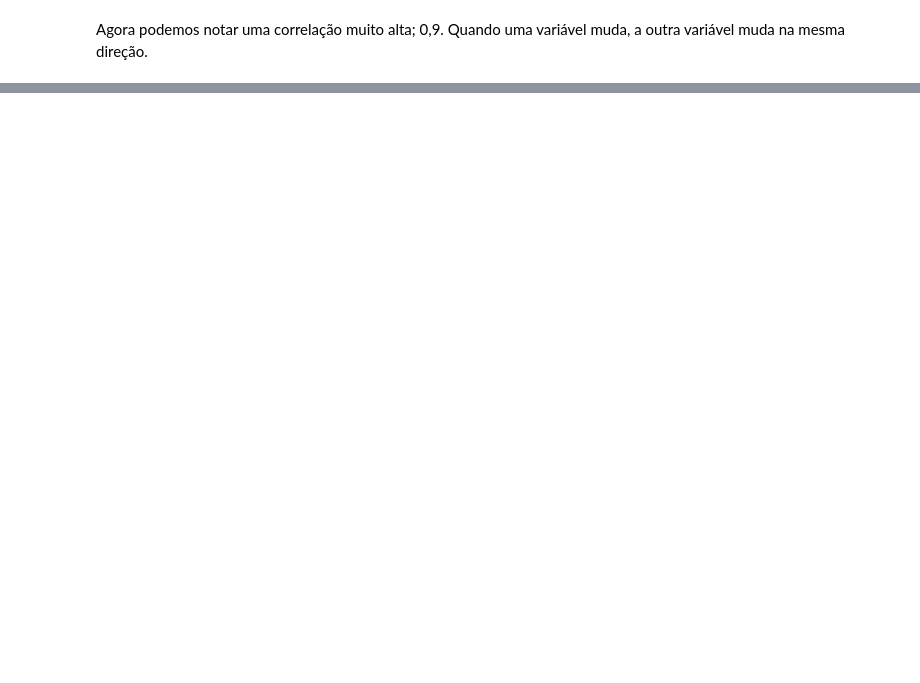
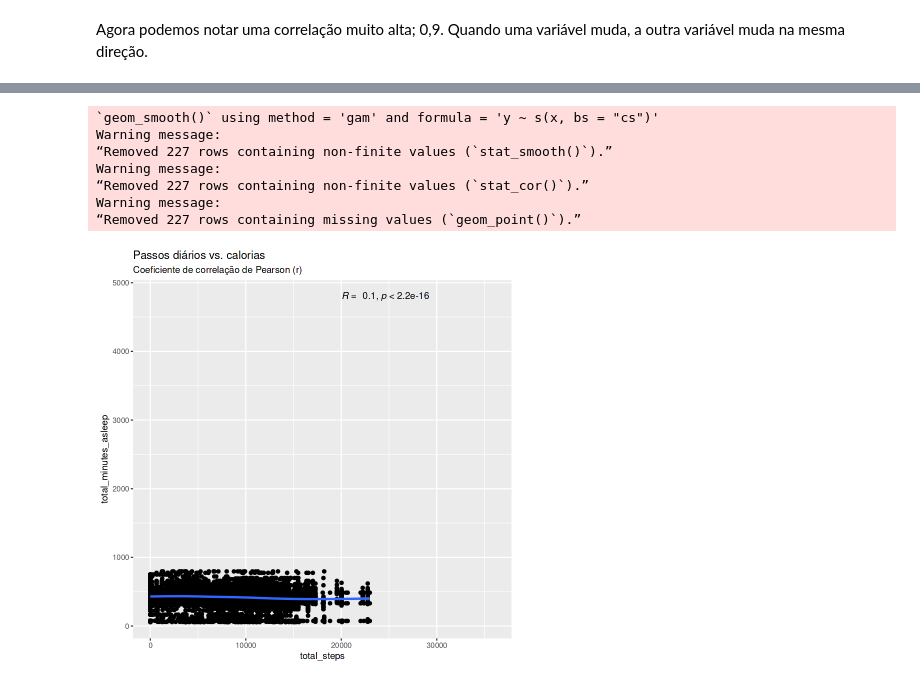
Before and after one commit to ARRETdaniel/22-2E_topicos_Especiais_em_IA_II_Sistemas_Inteligentes, a Jupyter notebook: projectFinal/finalproject-fitbit-fitness-data.ipynb, the cells around one changed output, grey strips where cells are left out. Drawn from its saved outputs; the diff is of its cells as text; code cells hidden in the pictures; blank space fills up the shorter version.

```diff
--- a/projectFinal/finalproject-fitbit-fitness-data.ipynb
+++ b/projectFinal/finalproject-fitbit-fitness-data.ipynb
@@ -335,8 +209,8 @@ aqui podemos identificar que temos 162 duplicatas no sleep day file
 
 ## Descartando NA e duplicatas
 # %%
-sleep_day_file <- sleep_day_file |>
-  distinct() |>
+sleep_day_file <- sleep_day_file %>%
+  distinct() %>%
   drop_na()
 
 anyDuplicated(sleep_day_file)
@@ -550,0 +449,8 @@ Agora podemos notar uma correlação muito alta; 0,9. Quando uma variável muda,
+# %%
+#daily_activity_file
+#sleep_day_file
+
+activity_sleep <- full_join(sleep_day_file, daily_activity_file, by=c("id"))
+n_distinct(activity_sleep$id)
+
+glimpse(activity_sleep)
@@ -550,0 +476,25 @@ Agora podemos notar uma correlação muito alta; 0,9. Quando uma variável muda,
+# %%
+activity_sleep %>%
+  ggplot() +
+  (mapping = aes(x = total_steps, y = total_minutes_asleep)) +
+  geom_jitter() +
+  geom_smooth() +
+  stat_cor(method = "pearson", label.x = 20000, label.y = 4800) +
+  scale_color_igv() +
+  scale_fill_igv() +
+  theme_grey() +
+  labs(
+    title = "Passos diários vs. calorias",
+    subtitle = "Coeficiente de correlação de Pearson (r)",
+    x = "total_steps",
+    y = "total_minutes_asleep"
+  )
+# %% [output]
+`geom_smooth()` using method = 'gam' and formula = 'y ~ s(x, bs = "cs")'
+Warning message:
+“Removed 227 rows containing non-finite values (`stat_smooth()`).”
+Warning message:
+“Removed 227 rows containing non-finite values (`stat_cor()`).”
+Warning message:
+“Removed 227 rows containing missing values (`geom_point()`).”
+[figure, added]
```
Also changed, not shown: parts of 19 cells of this notebook, 1 other file.
